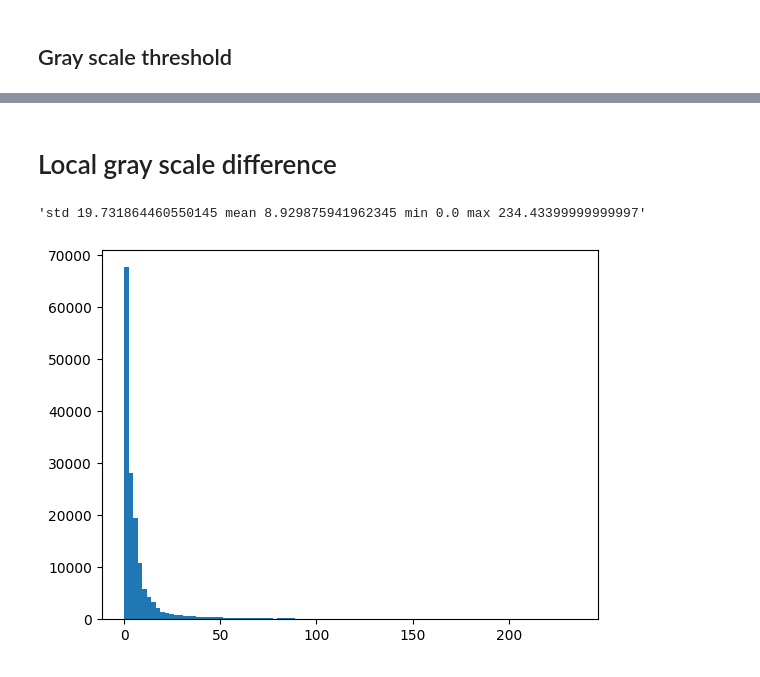
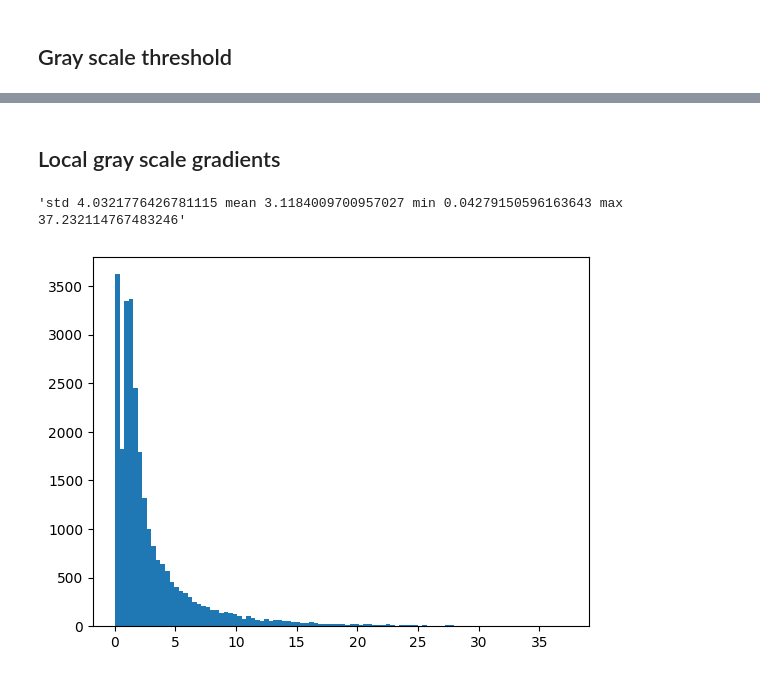
Before and after one commit to TOB-KNPOB/Code2023-RBF-dense-track, a Jupyter notebook: prototype/marker_extract.ipynb, the cells around one changed output, grey strips where cells are left out. Cells and saved outputs as stored; diff of their text form; code cells hidden in the pictures.

```diff
--- a/prototype/marker_extract.ipynb
+++ b/prototype/marker_extract.ipynb
@@ -16,6 +16,7 @@ export_folder = "../output/dataset/"
 # Data loading
 # %%
 from mesh4d import obj3d
+from mesh4d.analyse import crave
 
 mesh_ls, texture_ls = obj3d.load_mesh_series(
     folder=meshes_path,
@@ -23,6 +24,8 @@ mesh_ls, texture_ls = obj3d.load_mesh_series(
     stride=stride,
     end=end,
 )
+
+mesh_ls = [crave.fix_pvmesh_disconnect(mesh) for mesh in mesh_ls]
 # %% [output]
 [====================] 100.0% loading: /Users/knpob/Territory/2-Kolmo/4-Dataset/20230715-DynaBreastLite/mesh/speed_6km_h_26_marker_set_.000121.obj
 # %%
@@ -61,5 +68,6 @@ color_ls, vertex_ls
 # %% [markdown]
 ## Gray scale threshold
 # %%
-gray_ls = np.sum(color_ls * [0.299, 0.587, 0.114], axis=1)
-gray_ls
+ds, idx = tree.query(vertex_ls, 10)
+respond = np.sum(color_ls * [0.299, 0.587, 0.114], axis=1)
+gray_ls = respond
@@ -91,2 +129,2 @@ Widget(value="<iframe src='http://localhost:55120/index.html?ui=P_0x7f8dd8179f70
 # %% [markdown]
-# Local gray scale difference
+## Local gray scale gradients
@@ -98,11 +131,11 @@ _, idx = tree.query(vertex_ls, 10)
+# %%
+ds, idx = tree.query(vertex_ls, 100)
+respond = np.max(np.abs(gray_ls[idx] - np.expand_dims(gray_ls, -1)) / (ds + 1e-5), axis=1)
 # %%
-near_diff = np.max(np.abs(gray_ls[idx]  - np.expand_dims(gray_ls, axis=-1)), axis=1)
-plt.hist(near_diff, bins=100)
-
-mean = np.mean(near_diff)
-std = np.std(near_diff)
-
-f"std {np.std(near_diff)} mean {np.mean(near_diff)} min {np.min(near_diff)} max {np.max(near_diff)}"
+plt.hist(respond, bins=100)
+mean = np.mean(respond)
+std = np.std(respond)
+f"std {np.std(respond)} mean {np.mean(respond)} min {np.min(respond)} max {np.max(respond)}"
 # %% [output]
-'std 19.731864460550145 mean 8.929875941962345 min 0.0 max 234.43399999999997'
+'std 4.0321776426781115 mean 3.1184009700957027 min 0.04279150596163643 max 37.232114767483246'
-[figure, old version]
+[figure, new version]
```
Also changed, not shown: parts of 23 cells of this notebook.
